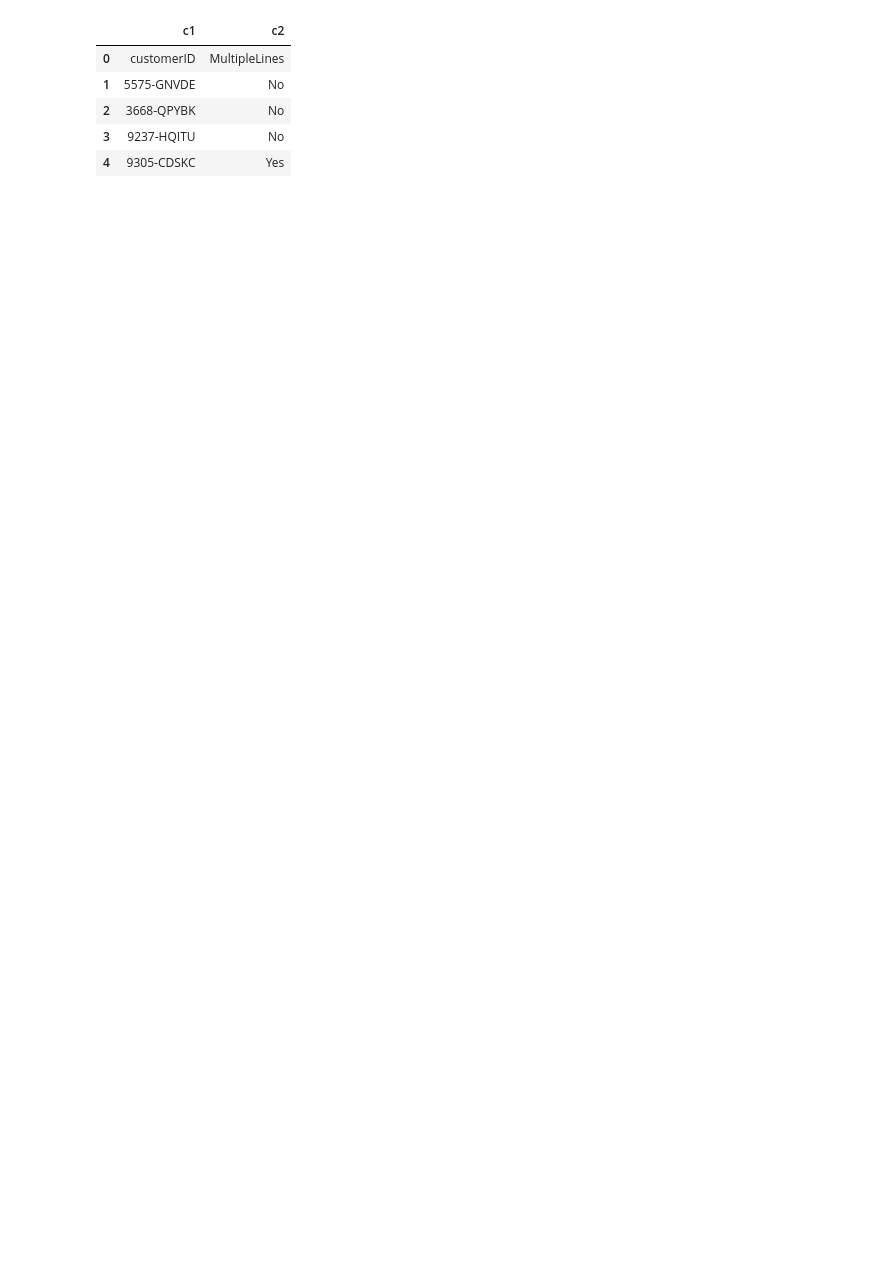
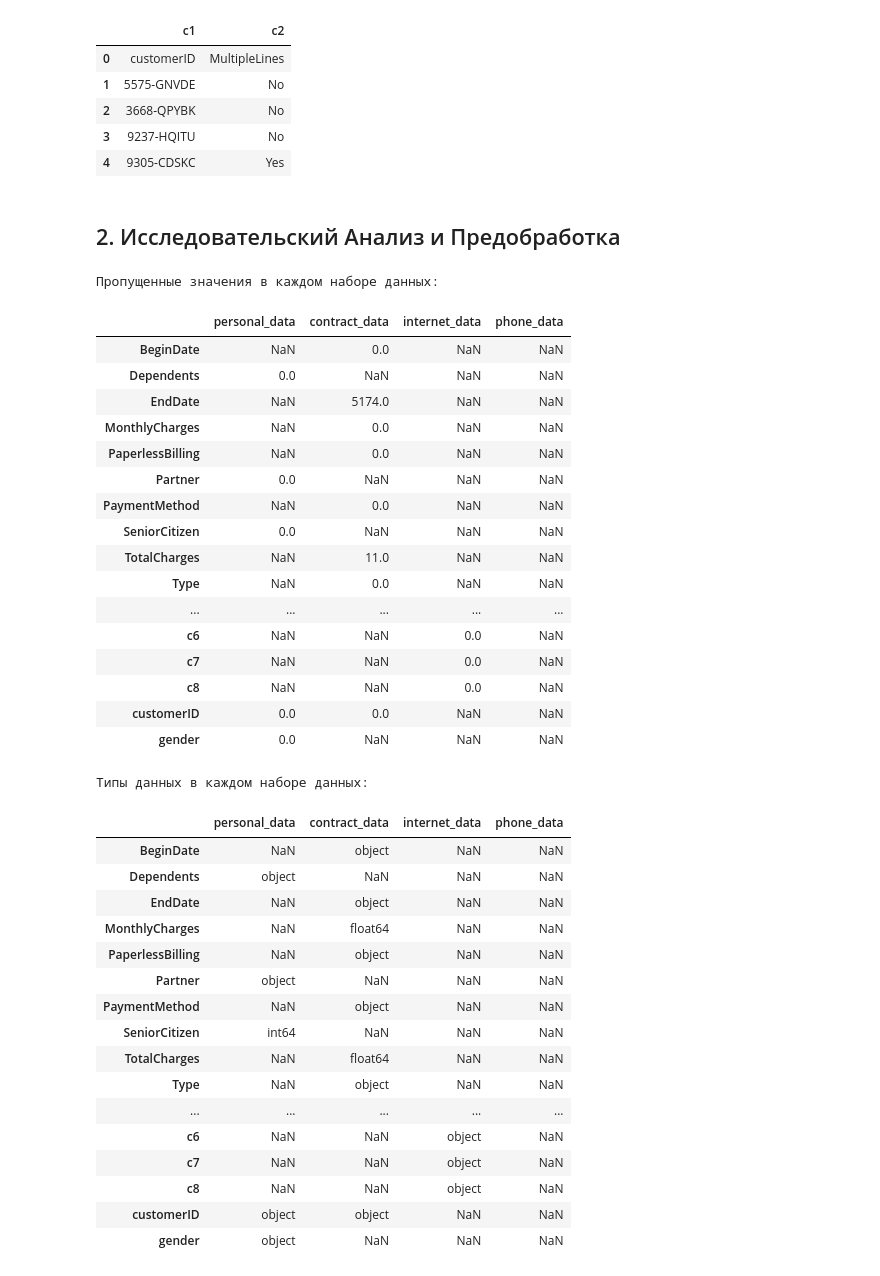
Before and after one commit to GasimV/Telecom-Operator-Churn-Prediction, a Jupyter notebook: teledom_churn_prediction.ipynb, the cells around one changed output. Cells and saved outputs as stored; diff of their text form; code cells hidden in the pictures; blank space fills up the shorter version.

```diff
--- a/teledom_churn_prediction.ipynb
+++ b/teledom_churn_prediction.ipynb
@@ -76,3 +96,67 @@ display(phone_data.head())
 | 2 | 3668-QPYBK | No |
 | 3 | 9237-HQITU | No |
 | 4 | 9305-CDSKC | Yes |
+# %% [markdown]
+## 2. Исследовательский Анализ и Предобработка
+# %%
+# Проверка пропущенных значений и типов данных в каждой таблице
+missing_values = {
+    "personal_data": personal_data.isnull().sum(),
+    "contract_data": contract_data.isnull().sum(),
+    "internet_data": internet_data.isnull().sum(),
+    "phone_data": phone_data.isnull().sum()
+}
+
+data_types = {
+    "personal_data": personal_data.dtypes,
+    "contract_data": contract_data.dtypes,
+    "internet_data": internet_data.dtypes,
+    "phone_data": phone_data.dtypes
+}
+
+# Создание DataFrames для отсутствующих значений и типов данных
+missing_values_df = pd.DataFrame(missing_values)
+data_types_df = pd.DataFrame(data_types)
+
+# Отобразим DataFrames
+print("Пропущенные значения в каждом наборе данных:")
+display(missing_values_df)
+print("\nТипы данных в каждом наборе данных:")
+display(data_types_df)
+# %% [output]
+Пропущенные значения в каждом наборе данных:
+|  | personal_data | contract_data | internet_data | phone_data |
+| BeginDate | NaN | 0.0 | NaN | NaN |
+| Dependents | 0.0 | NaN | NaN | NaN |
+| EndDate | NaN | 5174.0 | NaN | NaN |
+| MonthlyCharges | NaN | 0.0 | NaN | NaN |
+| PaperlessBilling | NaN | 0.0 | NaN | NaN |
+| Partner | 0.0 | NaN | NaN | NaN |
+| PaymentMethod | NaN | 0.0 | NaN | NaN |
+| SeniorCitizen | 0.0 | NaN | NaN | NaN |
+| TotalCharges | NaN | 11.0 | NaN | NaN |
+| Type | NaN | 0.0 | NaN | NaN |
+| ... | ... | ... | ... | ... |
+| c6 | NaN | NaN | 0.0 | NaN |
+| c7 | NaN | NaN | 0.0 | NaN |
+| c8 | NaN | NaN | 0.0 | NaN |
+| customerID | 0.0 | 0.0 | NaN | NaN |
+| gender | 0.0 | NaN | NaN | NaN |
+Типы данных в каждом наборе данных:
+|  | personal_data | contract_data | internet_data | phone_data |
+| BeginDate | NaN | object | NaN | NaN |
+| Dependents | object | NaN | NaN | NaN |
+| EndDate | NaN | object | NaN | NaN |
+| MonthlyCharges | NaN | float64 | NaN | NaN |
+| PaperlessBilling | NaN | object | NaN | NaN |
+| Partner | object | NaN | NaN | NaN |
+| PaymentMethod | NaN | object | NaN | NaN |
+| SeniorCitizen | int64 | NaN | NaN | NaN |
+| TotalCharges | NaN | float64 | NaN | NaN |
+| Type | NaN | object | NaN | NaN |
+| ... | ... | ... | ... | ... |
+| c6 | NaN | NaN | object | NaN |
+| c7 | NaN | NaN | object | NaN |
+| c8 | NaN | NaN | object | NaN |
+| customerID | object | object | NaN | NaN |
+| gender | object | NaN | NaN | NaN |
```
Also changed, not shown: parts of 23 cells of this notebook.
